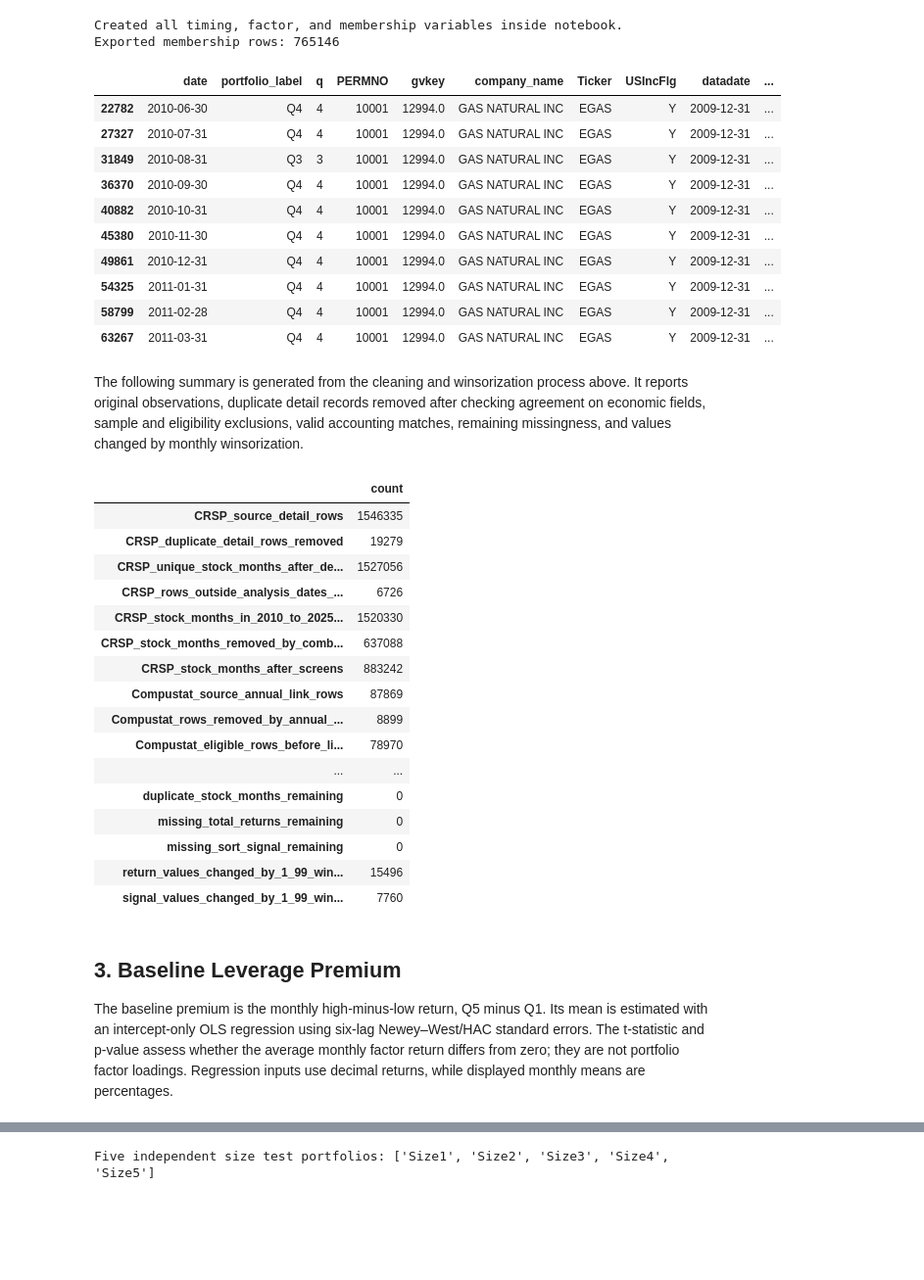
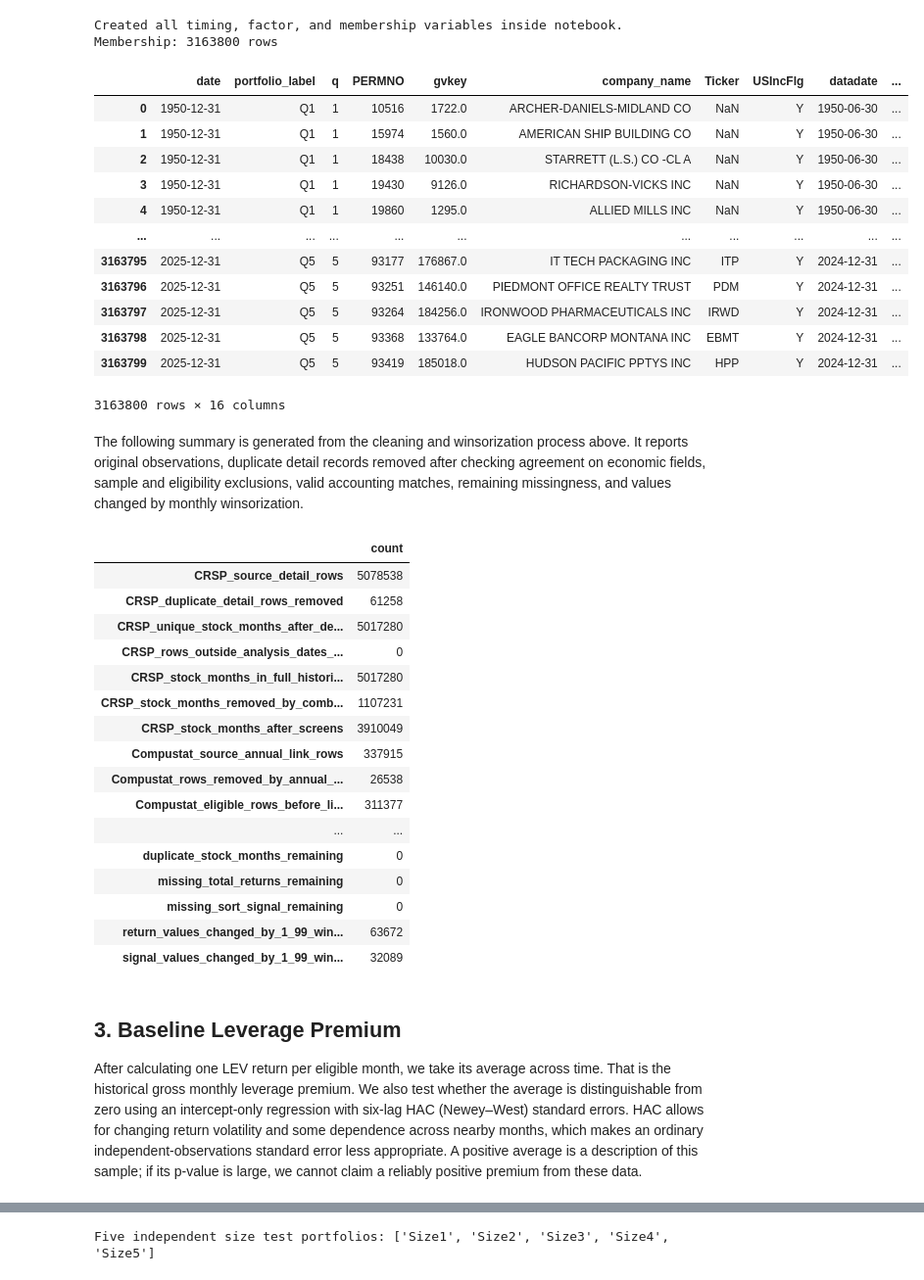
Before and after one commit to nehaneha8/CFM301, a Jupyter notebook: Project 2/01_Corporate_Leverage_Factor_Study.ipynb, the cells around one changed output, grey strips where cells are left out. Shown at 98% size. Drawn from its saved outputs; the diff is of its cells as text; code cells hidden in the pictures; blank space fills up the shorter version.

```diff
--- a/Project 2/01_Corporate_Leverage_Factor_Study.ipynb
+++ b/Project 2/01_Corporate_Leverage_Factor_Study.ipynb
@@ -29,17 +31,17 @@ import pandas as pd, numpy as np, statsmodels.api as sm
 from pathlib import Path
 from IPython.display import display
 P=Path('.')
-raw_c=pd.read_csv(P/'03_Compustat_Annual_and_Link_Source_Data.csv',low_memory=False)
-raw_r=pd.read_csv(P/'02_CRSP_Monthly_Source_Data.csv',low_memory=False)
+raw_c=pd.read_csv(P/'03_Compustat_Annual_and_Link_Source_Data.csv',usecols=['GVKEY','LINKPRIM','LINKTYPE','LPERMNO','LINKDT','LINKENDDT','datadate','indfmt','consol','popsrc','datafmt','conm','curcd','dlc','dltt'],low_memory=False)
+raw_r=pd.read_csv(P/'02_CRSP_Monthly_Source_Data.csv',usecols=['PERMNO','SecInfoStartDt','ConditionalType','USIncFlg','SecurityType','SecuritySubType','ShareType','Ticker','MthCalDt','MthCap','MthPrevCap','MthRet','vwretd'],low_memory=False)
 assert not {'available_date','lag_cap','signal','debt_millions','q','portfolio_label'}.intersection(set(raw_c.columns)|set(raw_r.columns))
-raw_c['datadate']=pd.to_datetime(raw_c.datadate,errors='coerce')
-raw_c['LINKDT']=pd.to_datetime(raw_c.LINKDT,errors='coerce')
+raw_c['datadate']=pd.to_datetime(raw_c.datadate,format='mixed',errors='coerce')
+raw_c['LINKDT']=pd.to_datetime(raw_c.LINKDT,format='mixed',errors='coerce')
 raw_c['LINKENDDT']=pd.to_datetime(raw_c.LINKENDDT,format='mixed',errors='coerce')
 raw_r['date']=pd.to_datetime(raw_r.MthCalDt,errors='coerce').dt.to_period('M').dt.to_timestamp('M')
 comp_source_n=len(raw_c); crsp_source_n=len(raw_r)
 print('Uploaded source: Compustat rows',comp_source_n,'CRSP rows',crsp_source_n)
 print('Actual CRSP range:',raw_r.date.min().date(),'to',raw_r.date.max().date())
-assert raw_r.date.max() < pd.Timestamp('2026-01-01'), 'Update date-window description if new CRSP is supplied'
+assert raw_r.date.max() == pd.Timestamp('2025-12-31'), 'Unexpected combined CRSP endpoint'
 # Retain original market capitalization observations before analysis screens, to compute calendar-month lag.
 economics=['MthCap','MthRet','MthPrevCap']
 conflicts=raw_r.groupby(['PERMNO','date'],dropna=False)[economics].nunique(dropna=False).gt(1).any(axis=1)
@@ -52,13 +54,13 @@ prior=r.groupby('PERMNO').date.shift(1)
 gap=(r.date.dt.year-prior.dt.year)*12+r.date.dt.month-prior.dt.month
 r.loc[gap.ne(1),'lag_cap']=np.nan
 print('CRSP duplicate detail rows removed:',len(raw_r)-len(r))
-r=r[r.date.between('2010-01-01','2025-12-31')].copy()
+r=r[r.date.le('2025-12-31')].copy()
 crsp_in_period_n=len(r); crsp_outside_n=crsp_unique_n-crsp_in_period_n
 screens=(r.SecurityType.eq('EQTY') & r.SecuritySubType.eq('COM') &
          r.ShareType.eq('NS') & r.ConditionalType.eq('RW') &
          r.MthCap.gt(0) & r.lag_cap.gt(0) & r.MthRet.notna())
 print('CRSP screened:',len(r),'→',int(screens.sum()))
-crsp_screen_removed=crsp_in_period_n-int(screens.sum()); r=r.loc[screens].copy(); crsp_screened_n=len(r)
+crsp_screen_removed=crsp_in_period_n-int(screens.sum()); r=r.loc[screens,['PERMNO','date','MthCap','lag_cap','MthRet','USIncFlg','Ticker','vwretd']].copy(); crsp_screened_n=len(r)
 del raw_r
 # Annual financial records: standard industrial USD reporting, linked to CRSP.
 c=raw_c.loc[(raw_c.curcd.eq('USD')) & raw_c.indfmt.eq('INDL') &
@@ -80,6 +82,7 @@ c=c.sort_values(['PERMNO','available_month','datadate','link_priority']).drop_du
 # Link-window validity is verified after the match; a failed match is excluded rather than
 # silently borrowing an older report from a different link window.
 comp_duplicates_removed=comp_screened_n-len(c)
+c=c[['PERMNO','GVKEY','conm','datadate','LINKDT','LINKENDDT','available_date','available_month','dlc','dltt']].copy()
 c=c.sort_values(['available_month','PERMNO']).copy()
 r=r.sort_values(['date','PERMNO']).copy()
 d=pd.merge_asof(r,c,left_on='date',right_on='available_month',by='PERMNO',
@@ -93,4 +96,6 @@ print('Matched eligible USD-reporting stock-months:',len(d),'| stocks:',d.PERMNO
       '| observed months:',d.date.nunique())
 print('USIncFlg counts:',d.USIncFlg.value_counts(dropna=False).to_dict())
 display(d[['date','PERMNO','gvkey','datadate','available_date','lag_cap','MthCap','MthRet','dlc','dltt']].head(10))
+# Release source-level temporary tables after the match; the original CSVs remain untouched.
+del r,c
 # %% [output]
@@ -122,37 +127,40 @@ Each month, eligible stocks are ranked by the winsorized debt-to-lagged-market-c
 # %%
 d['debt_millions']=d[['dlc','dltt']].fillna(0).sum(axis=1)
 d['sorting_debt_millions']=d['debt_millions'] # most recent available accounting report, no second lag
 d['signal']=d.sorting_debt_millions/(d.lag_cap/1000)
 d=d.loc[np.isfinite(d.signal) & d.MthRet.notna() & d.lag_cap.gt(0)].copy()
 def monthly_winsor(s):
     return s.clip(lower=s.quantile(.01),upper=s.quantile(.99))
 d['signal_w']=d.groupby('date').signal.transform(monthly_winsor)
 d['ret_w']=d.groupby('date').MthRet.transform(monthly_winsor)
 d['q']=d.groupby('date').signal_w.transform(
     lambda s:pd.qcut(s.rank(method='first'),5,labels=False)+1).astype(int)
 d['portfolio_label']='Q'+d.q.astype(str)
 membership_columns=['date','portfolio_label','q','PERMNO','gvkey','company_name','Ticker',
                     'USIncFlg','datadate','available_date','debt_millions','signal','signal_w',
                     'MthRet','ret_w','lag_cap']
-d[membership_columns].sort_values(['date','q','PERMNO']).to_csv(
-    P/'05_Leverage_Portfolio_Memberships.csv',index=False)
+membership=d[membership_columns].sort_values(['date','q','PERMNO']).reset_index(drop=True)
 print('Created all timing, factor, and membership variables inside notebook.')
-print('Exported membership rows:',len(d))
-display(d[membership_columns].head(10))
+print('Membership:',len(membership),'rows')
+display(membership)
+# The full membership table has been displayed; avoid retaining a second multi-million-row copy.
+del membership
 # %% [output]
 Created all timing, factor, and membership variables inside notebook.
-Exported membership rows: 765146
+Membership: 3163800 rows
 |  | date | portfolio_label | q | PERMNO | gvkey | company_name | Ticker | USIncFlg | datadate | ... |
-| 22782 | 2010-06-30 | Q4 | 4 | 10001 | 12994.0 | GAS NATURAL INC | EGAS | Y | 2009-12-31 | ... |
-| 27327 | 2010-07-31 | Q4 | 4 | 10001 | 12994.0 | GAS NATURAL INC | EGAS | Y | 2009-12-31 | ... |
-| 31849 | 2010-08-31 | Q3 | 3 | 10001 | 12994.0 | GAS NATURAL INC | EGAS | Y | 2009-12-31 | ... |
-| 36370 | 2010-09-30 | Q4 | 4 | 10001 | 12994.0 | GAS NATURAL INC | EGAS | Y | 2009-12-31 | ... |
-| 40882 | 2010-10-31 | Q4 | 4 | 10001 | 12994.0 | GAS NATURAL INC | EGAS | Y | 2009-12-31 | ... |
-| 45380 | 2010-11-30 | Q4 | 4 | 10001 | 12994.0 | GAS NATURAL INC | EGAS | Y | 2009-12-31 | ... |
-| 49861 | 2010-12-31 | Q4 | 4 | 10001 | 12994.0 | GAS NATURAL INC | EGAS | Y | 2009-12-31 | ... |
-| 54325 | 2011-01-31 | Q4 | 4 | 10001 | 12994.0 | GAS NATURAL INC | EGAS | Y | 2009-12-31 | ... |
-| 58799 | 2011-02-28 | Q4 | 4 | 10001 | 12994.0 | GAS NATURAL INC | EGAS | Y | 2009-12-31 | ... |
-| 63267 | 2011-03-31 | Q4 | 4 | 10001 | 12994.0 | GAS NATURAL INC | EGAS | Y | 2009-12-31 | ... |
+| 0 | 1950-12-31 | Q1 | 1 | 10516 | 1722.0 | ARCHER-DANIELS-MIDLAND CO | NaN | Y | 1950-06-30 | ... |
+| 1 | 1950-12-31 | Q1 | 1 | 15974 | 1560.0 | AMERICAN SHIP BUILDING CO | NaN | Y | 1950-06-30 | ... |
+| 2 | 1950-12-31 | Q1 | 1 | 18438 | 10030.0 | STARRETT (L.S.) CO -CL A | NaN | Y | 1950-06-30 | ... |
+| 3 | 1950-12-31 | Q1 | 1 | 19430 | 9126.0 | RICHARDSON-VICKS INC | NaN | Y | 1950-06-30 | ... |
+| 4 | 1950-12-31 | Q1 | 1 | 19860 | 1295.0 | ALLIED MILLS INC | NaN | Y | 1950-06-30 | ... |
+| ... | ... | ... | ... | ... | ... | ... | ... | ... | ... | ... |
+| 3163795 | 2025-12-31 | Q5 | 5 | 93177 | 176867.0 | IT TECH PACKAGING INC | ITP | Y | 2024-12-31 | ... |
+| 3163796 | 2025-12-31 | Q5 | 5 | 93251 | 146140.0 | PIEDMONT OFFICE REALTY TRUST | PDM | Y | 2024-12-31 | ... |
+| 3163797 | 2025-12-31 | Q5 | 5 | 93264 | 184256.0 | IRONWOOD PHARMACEUTICALS INC | IRWD | Y | 2024-12-31 | ... |
+| 3163798 | 2025-12-31 | Q5 | 5 | 93368 | 133764.0 | EAGLE BANCORP MONTANA INC | EBMT | Y | 2024-12-31 | ... |
+| 3163799 | 2025-12-31 | Q5 | 5 | 93419 | 185018.0 | HUDSON PACIFIC PPTYS INC | HPP | Y | 2024-12-31 | ... |
+3163800 rows × 16 columns
 # %% [markdown]
 The following summary is generated from the cleaning and winsorization process above. It reports original observations, duplicate detail records removed after checking agreement on economic fields, sample and eligibility exclusions, valid accounting matches, remaining missingness, and values changed by monthly winsorization.
 # %%
@@ -161,7 +169,7 @@ audit=pd.Series({
  'CRSP_duplicate_detail_rows_removed':crsp_duplicates_removed,
  'CRSP_unique_stock_months_after_deduplication':crsp_unique_n,
  'CRSP_rows_outside_analysis_dates_including_history_buffer':crsp_outside_n,
- 'CRSP_stock_months_in_2010_to_2025_before_screens':crsp_in_period_n,
+ 'CRSP_stock_months_in_full_historical_period_before_screens':crsp_in_period_n,
  'CRSP_stock_months_removed_by_combined_eligibility_screens':crsp_screen_removed,
  'CRSP_stock_months_after_screens':crsp_screened_n,
  'Compustat_source_annual_link_rows':comp_source_n,
@@ -180,26 +188,26 @@ audit=pd.Series({
 display(audit.to_frame('count'))
 # %% [output]
 |  | count |
-| CRSP_source_detail_rows | 1546335 |
-| CRSP_duplicate_detail_rows_removed | 19279 |
-| CRSP_unique_stock_months_after_de... | 1527056 |
-| CRSP_rows_outside_analysis_dates_... | 6726 |
-| CRSP_stock_months_in_2010_to_2025... | 1520330 |
-| CRSP_stock_months_removed_by_comb... | 637088 |
-| CRSP_stock_months_after_screens | 883242 |
-| Compustat_source_annual_link_rows | 87869 |
-| Compustat_rows_removed_by_annual_... | 8899 |
-| Compustat_eligible_rows_before_li... | 78970 |
+| CRSP_source_detail_rows | 5078538 |
+| CRSP_duplicate_detail_rows_removed | 61258 |
+| CRSP_unique_stock_months_after_de... | 5017280 |
+| CRSP_rows_outside_analysis_dates_... | 0 |
+| CRSP_stock_months_in_full_histori... | 5017280 |
+| CRSP_stock_months_removed_by_comb... | 1107231 |
+| CRSP_stock_months_after_screens | 3910049 |
+| Compustat_source_annual_link_rows | 337915 |
+| Compustat_rows_removed_by_annual_... | 26538 |
+| Compustat_eligible_rows_before_li... | 311377 |
 | ... | ... |
 | duplicate_stock_months_remaining | 0 |
 | missing_total_returns_remaining | 0 |
 | missing_sort_signal_remaining | 0 |
-| return_values_changed_by_1_99_win... | 15496 |
-| signal_values_changed_by_1_99_win... | 7760 |
+| return_values_changed_by_1_99_win... | 63672 |
+| signal_values_changed_by_1_99_win... | 32089 |
 # %% [markdown]
 ## 3. Baseline Leverage Premium
 
-The baseline premium is the monthly high-minus-low return, Q5 minus Q1. Its mean is estimated with an intercept-only OLS regression using six-lag Newey–West/HAC standard errors. The t-statistic and p-value assess whether the average monthly factor return differs from zero; they are not portfolio factor loadings. Regression inputs use decimal returns, while displayed monthly means are percentages.
+After calculating one LEV return per eligible month, we take its average across time. That is the historical gross monthly leverage premium. We also test whether the average is distinguishable from zero using an intercept-only regression with six-lag HAC (Newey–West) standard errors. HAC allows for changing return volatility and some dependence across nearby months, which makes an ordinary independent-observations standard error less appropriate. A positive average is a description of this sample; if its p-value is large, we cannot claim a reliably positive premium from these data.
 # %%
 def form_factor(x, k=5, value_weighted=False):
     x=x.copy()
```
Also changed, not shown: parts of 18 cells of this notebook, 2 other files.
